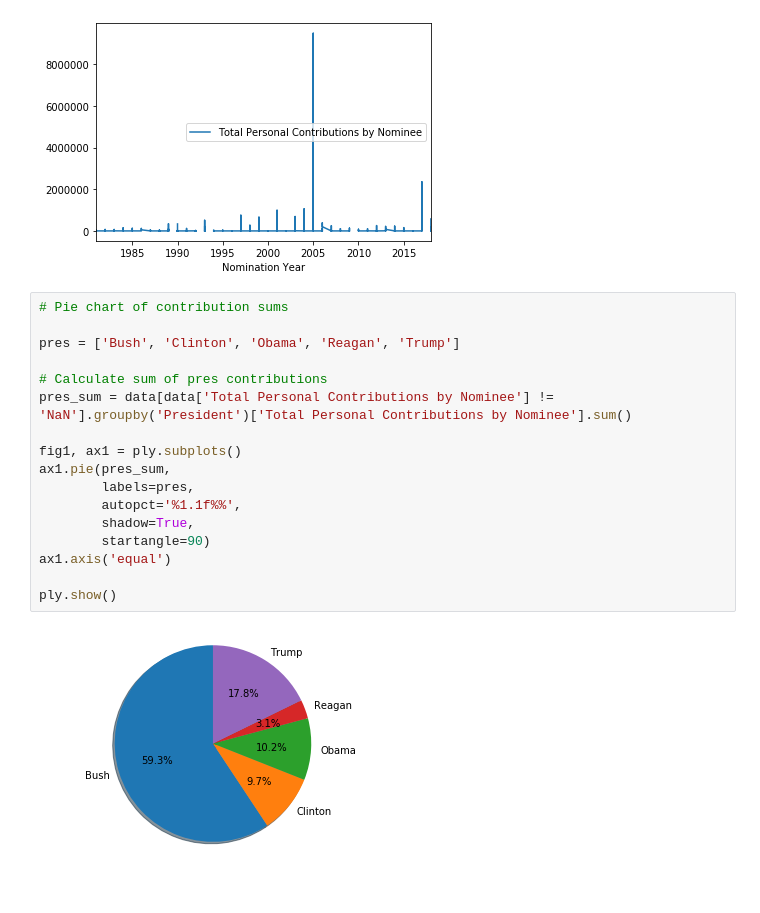
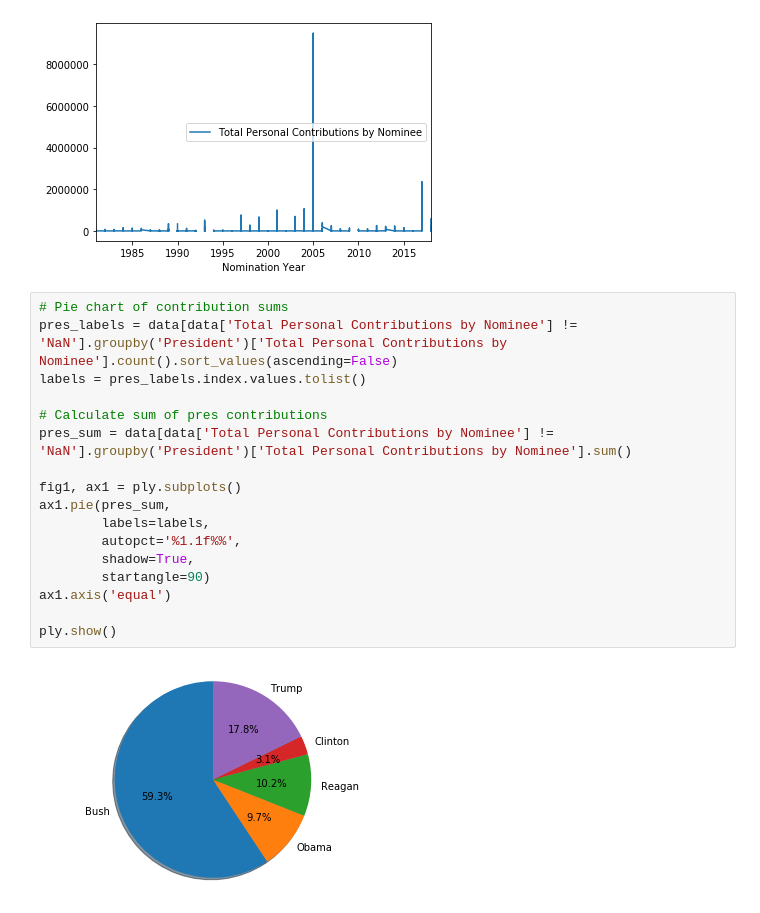
Before and after one commit to whencespence/python, a Jupyter notebook: project/campaign_contributions.ipynb, the cells around one changed output. Cells and saved outputs as stored; diff of their text form.

```diff
--- a/project/campaign_contributions.ipynb
+++ b/project/campaign_contributions.ipynb
@@ -124,20 +123,20 @@ data.plot(y='Total Personal Contributions by Nominee', x='Nomination Year')
 [figure]
 # %%
 # Pie chart of contribution sums
-
-pres = ['Bush', 'Clinton', 'Obama', 'Reagan', 'Trump']
+pres_labels = data[data['Total Personal Contributions by Nominee'] != 'NaN'].groupby('President')['Total Personal Contributions by Nominee'].count().sort_values(ascending=False)
+labels = pres_labels.index.values.tolist()
 
 # Calculate sum of pres contributions
 pres_sum = data[data['Total Personal Contributions by Nominee'] != 'NaN'].groupby('President')['Total Personal Contributions by Nominee'].sum()
 
 fig1, ax1 = ply.subplots()
 ax1.pie(pres_sum,
-        labels=pres,
+        labels=labels,
         autopct='%1.1f%%',
         shadow=True,
         startangle=90)
 ax1.axis('equal')
 
 ply.show()
 # %% [output]
-[figure, old version]
+[figure, new version]
```
Also changed, not shown: parts of 1 cell of this notebook.
